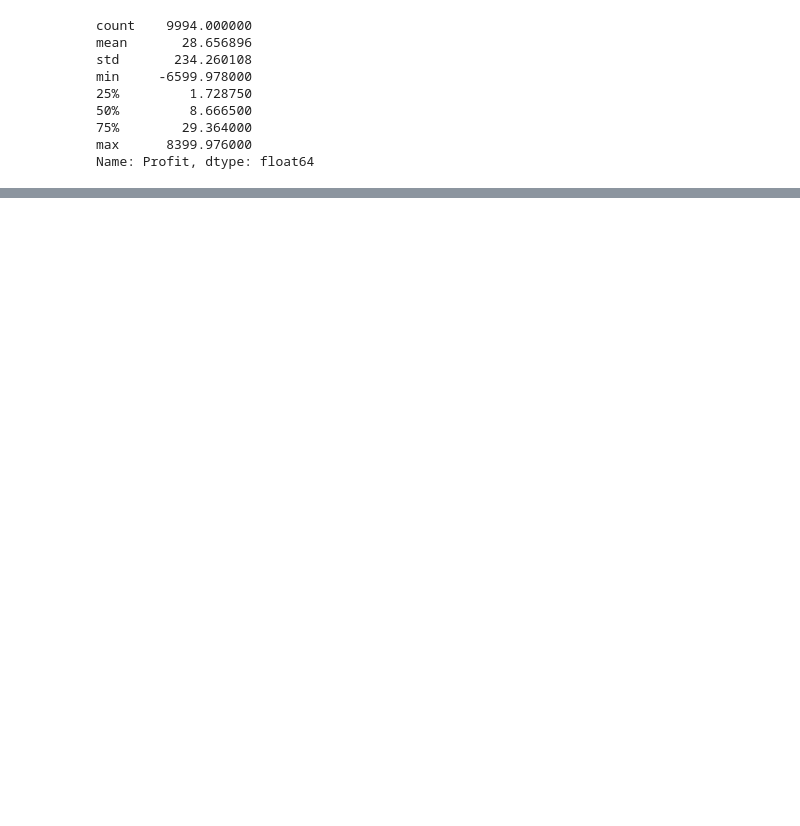
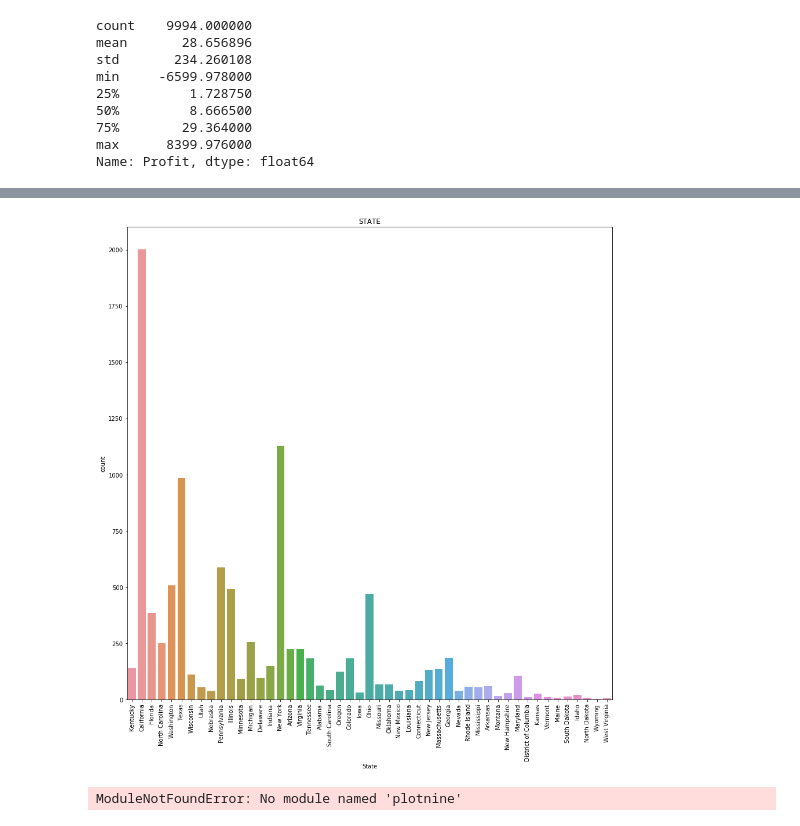
Before and after one commit to nouaim/businessanalytics, a Jupyter notebook: project3.ipynb, the cells around one changed output, grey strips where cells are left out. Cells and saved outputs as stored; diff of their text form; code cells hidden in the pictures; blank space fills up the shorter version.

```diff
--- a/project3.ipynb
+++ b/project3.ipynb
@@ -73,0 +132,17 @@ Name: Profit, dtype: float64
+# %%
+plt.figure(figsize=(15,15))
+sns.countplot(x=df['State'])
+plt.xticks(rotation=90)
+plt.title("STATE")
+plt.show()
+# %% [output]
+[figure, added]
+# %%
+from plotnine import *
+
+Profit_plot = (ggplot(df, aes(x='Sub-Category', y='Profit', fill='Sub-Category')) + geom_col() + coord_flip()
++ scale_fill_brewer(type='div', palette="Spectral") + theme_classic() + ggtitle('Pie Chart'))
+
+display(Profit_plot)
+# %% [output]
+ModuleNotFoundError: No module named 'plotnine'
```
Also changed, not shown: parts of 14 cells of this notebook.
